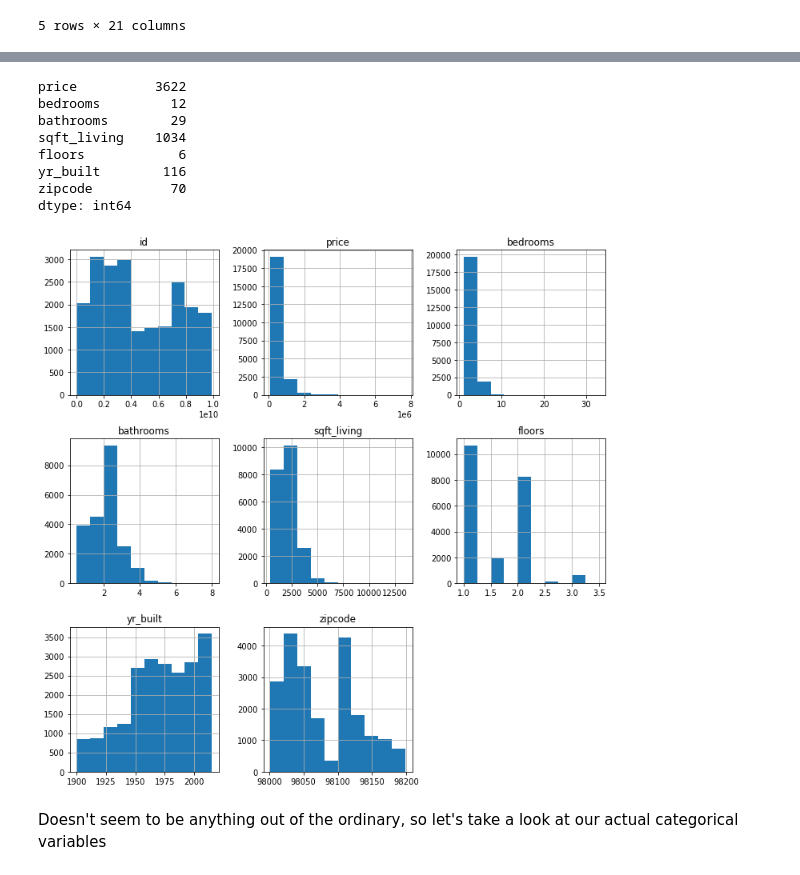
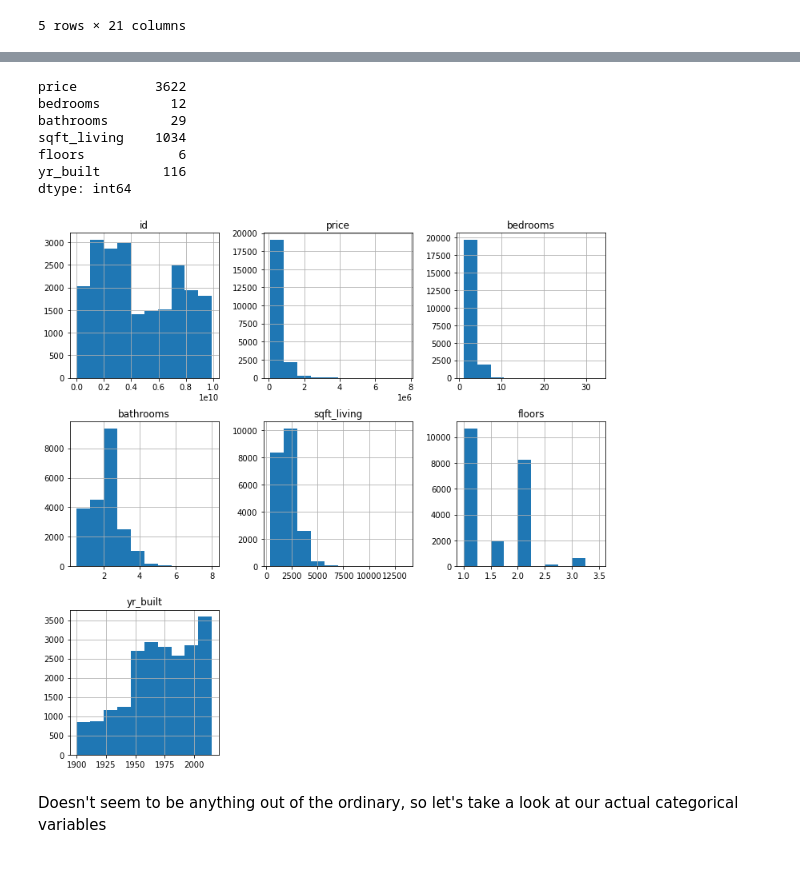
Before and after one commit to aharri123/dsc-phase-2-project-v2-3, a Jupyter notebook: student.ipynb, the cells around one changed output, grey strips where cells are left out. Cells and saved outputs as stored; diff of their text form; code cells hidden in the pictures.

```diff
--- a/student.ipynb
+++ b/student.ipynb
@@ -59,5 +86,5 @@ memory usage: 3.5+ MB
 # %%
 #Dropping the above mentioned columns
 
-df = df.drop(columns = ["date", "sqft_lot", "view", "sqft_above", "sqft_basement", "yr_renovated", "lat", "long", "sqft_living15", "sqft_lot15"])
+df = df.drop(columns = ["date", "sqft_lot", "view", "sqft_above", "sqft_basement", "yr_renovated", "zipcode", "lat", "long", "sqft_living15", "sqft_lot15"])
 # %%
@@ -100,20 +126,19 @@ memory usage: 1.8+ MB
 # %%
 #Let's double check for any disguised categorical variables other than our obvious ones
 
 
 df.hist(figsize = (12,12));
 
-df[["price", "bedrooms", "bathrooms", "sqft_living", "floors", "yr_built", "zipcode"]].nunique()
+df[["price", "bedrooms", "bathrooms", "sqft_living", "floors", "yr_built"]].nunique()
 # %% [output]
 price          3622
 bedrooms         12
 bathrooms        29
 sqft_living    1034
 floors            6
 yr_built        116
-zipcode          70
 dtype: int64
-[figure, old version]
+[figure, new version]
 # %% [markdown]
 Doesn't seem to be anything out of the ordinary, so let's take a look at our actual categorical variables
 # %% [markdown]
```
Also changed, not shown: parts of 9 cells of this notebook.
